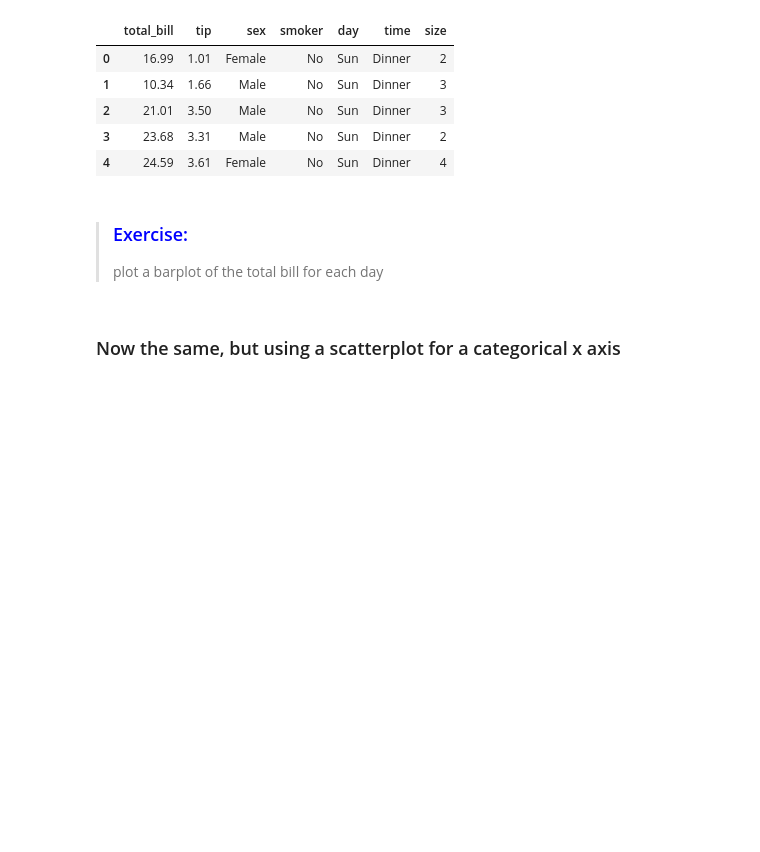
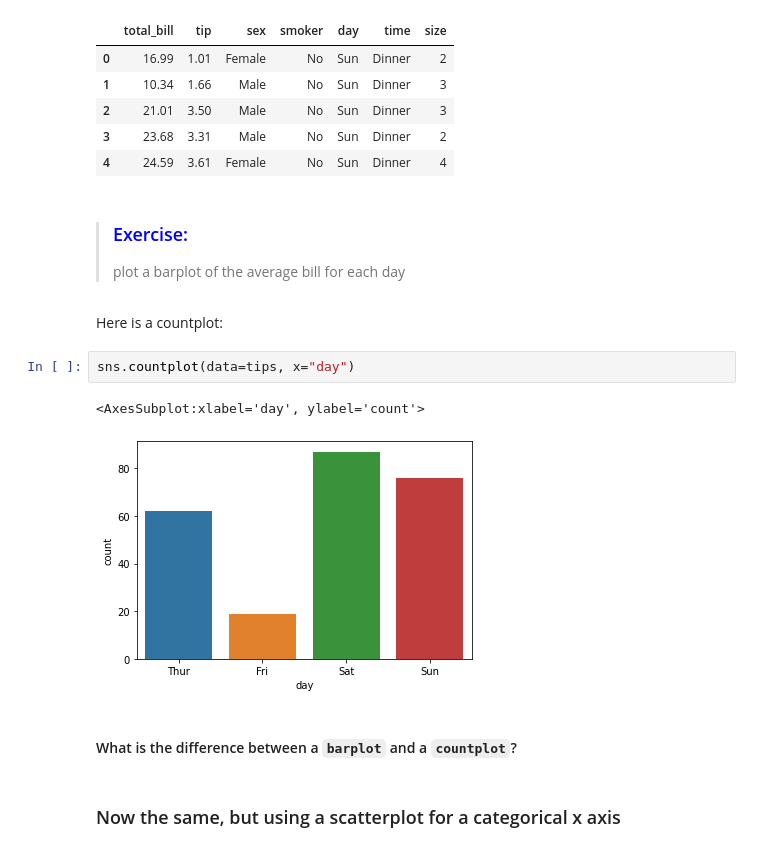
Before and after one commit to nlihin/data-analytics, a Jupyter notebook: unit7_incl_exs_visualization.ipynb, the cells around one changed output. Drawn from its saved outputs; the diff is of its cells as text; blank space fills up the shorter version.

```diff
--- a/unit7_incl_exs_visualization.ipynb
+++ b/unit7_incl_exs_visualization.ipynb
@@ -35,7 +35,16 @@ tips.head()
 # %% [markdown]
 > ### <span style="color:blue"> Exercise:</span>
 >
-> plot a barplot of the total bill for each day
+> plot a barplot of the average bill for each day
+# %% [markdown]
+Here is a countplot:
+# %%
+sns.countplot(data=tips, x="day")
+# %% [output]
+<AxesSubplot:xlabel='day', ylabel='count'>
+[figure, added]
+# %% [markdown]
+#### What is the difference between a `barplot` and a `countplot`?
 # %% [markdown]
 ### Now the same, but using a scatterplot for a categorical x axis
 # %%
```
